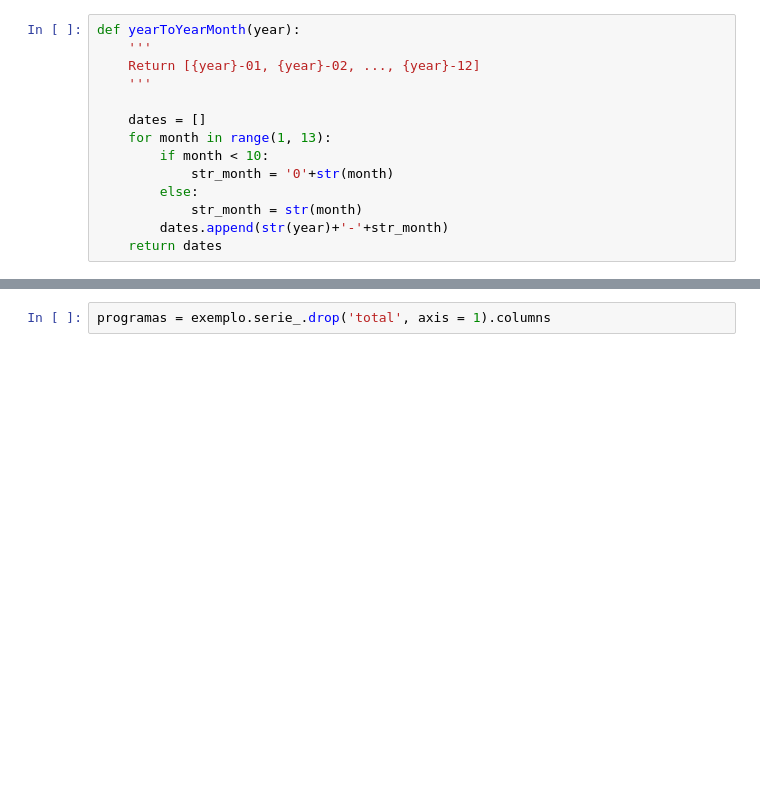
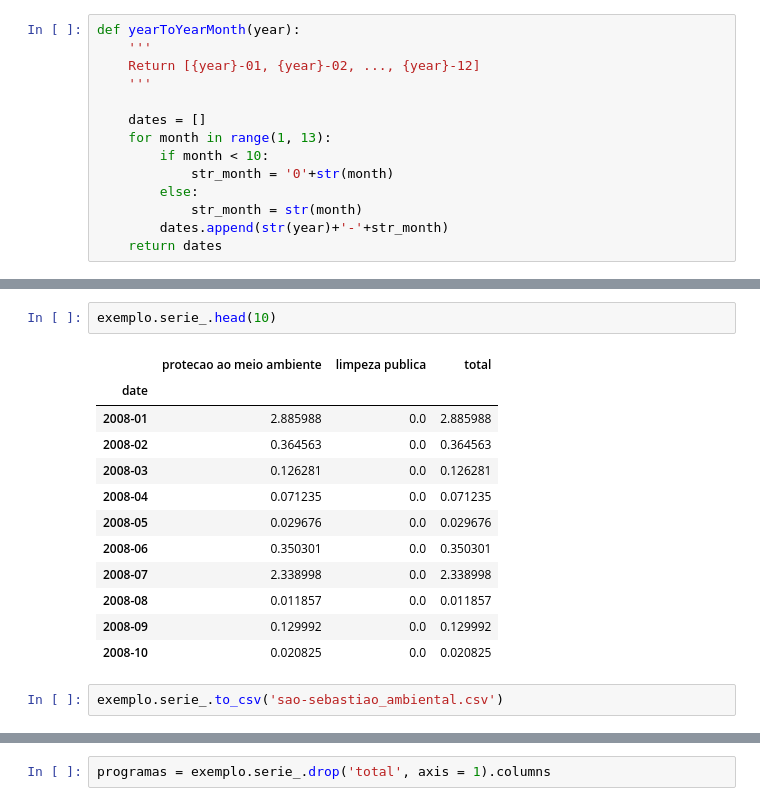
Before and after one commit to guilhermeduartte/Deephack, a Jupyter notebook: Automatizado.ipynb, the cells around one changed output, grey strips where cells are left out. Drawn from its saved outputs; the diff is of its cells as text; blank space fills up the shorter version.

```diff
--- a/Automatizado.ipynb
+++ b/Automatizado.ipynb
@@ -360,3 +611,20 @@ Base for presidente prudente is ready!!
+# %%
+exemplo.serie_.head(10)
+# %% [output]
+|  | protecao ao meio ambiente | limpeza publica | total |
+| date |  |  |  |
+| 2008-01 | 2.885988 | 0.0 | 2.885988 |
+| 2008-02 | 0.364563 | 0.0 | 0.364563 |
+| 2008-03 | 0.126281 | 0.0 | 0.126281 |
+| 2008-04 | 0.071235 | 0.0 | 0.071235 |
+| 2008-05 | 0.029676 | 0.0 | 0.029676 |
+| 2008-06 | 0.350301 | 0.0 | 0.350301 |
+| 2008-07 | 2.338998 | 0.0 | 2.338998 |
+| 2008-08 | 0.011857 | 0.0 | 0.011857 |
+| 2008-09 | 0.129992 | 0.0 | 0.129992 |
+| 2008-10 | 0.020825 | 0.0 | 0.020825 |
+# %%
+exemplo.serie_.to_csv('sao-sebastiao_ambiental.csv')
 # %%
 exemplo.plotOverview()
 # %% [output]
```
Also changed, not shown: parts of 19 cells of this notebook.
